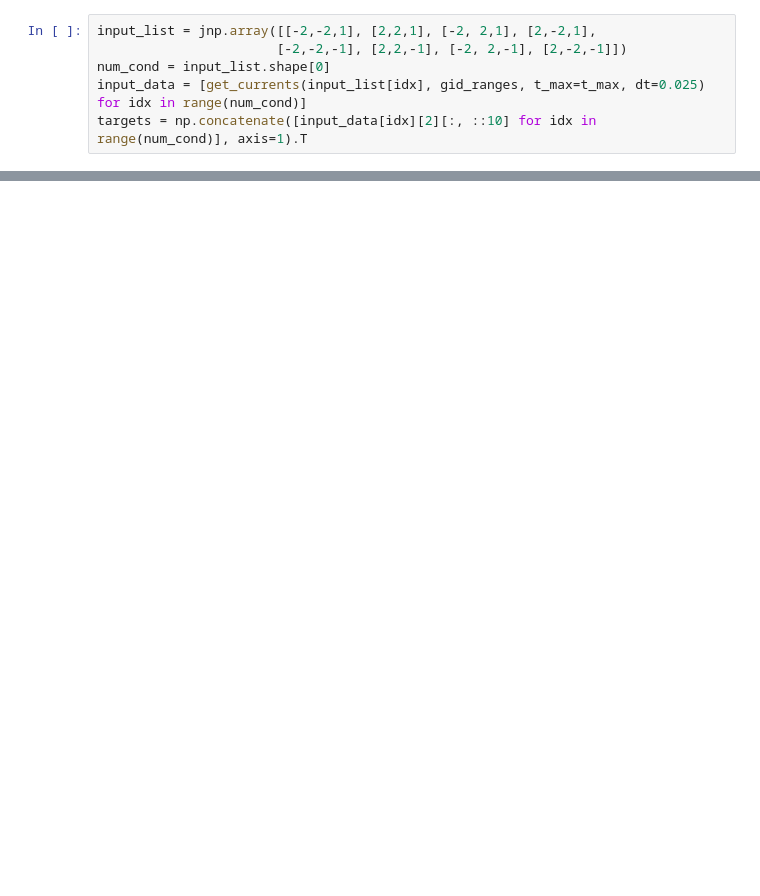
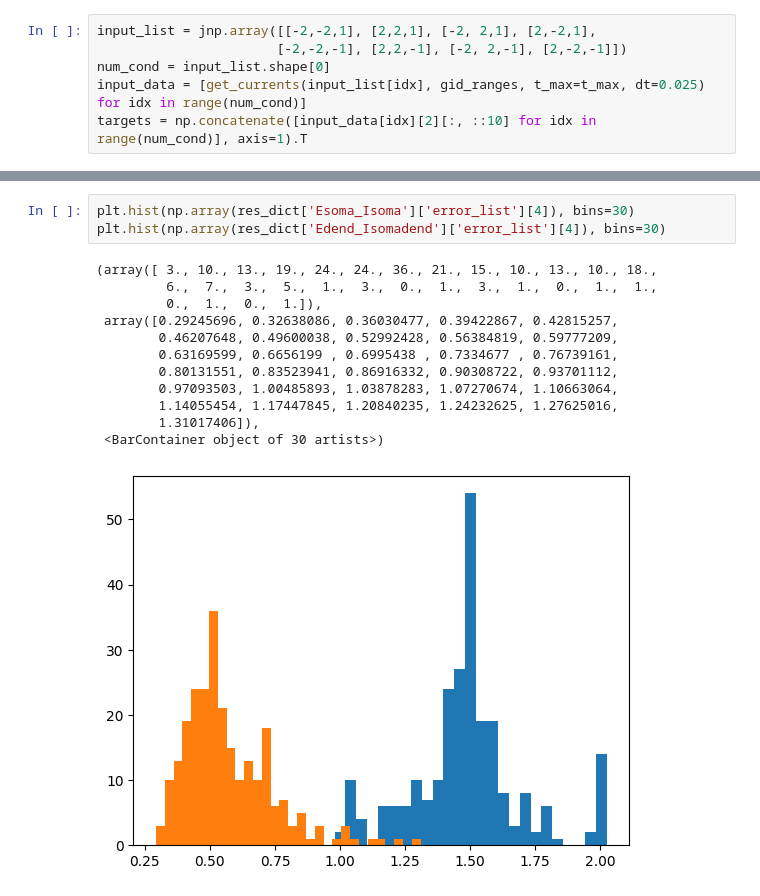
Before and after one commit to ntolley/dendractor, a Jupyter notebook: figures/plot_memorycontext_error_comparison.ipynb, the cells around one changed output, grey strips where cells are left out. Drawn from its saved outputs; the diff is of its cells as text; blank space fills up the shorter version.

```diff
--- a/figures/plot_memorycontext_error_comparison.ipynb
+++ b/figures/plot_memorycontext_error_comparison.ipynb
@@ -202,0 +210,16 @@ Text(0.5, 0, 'Flow Epoch')
+# %%
+plt.hist(np.array(res_dict['Esoma_Isoma']['error_list'][4]), bins=30)
+plt.hist(np.array(res_dict['Edend_Isomadend']['error_list'][4]), bins=30)
+# %% [output]
+(array([ 3., 10., 13., 19., 24., 24., 36., 21., 15., 10., 13., 10., 18.,
+         6.,  7.,  3.,  5.,  1.,  3.,  0.,  1.,  3.,  1.,  0.,  1.,  1.,
+         0.,  1.,  0.,  1.]),
+ array([0.29245696, 0.32638086, 0.36030477, 0.39422867, 0.42815257,
+        0.46207648, 0.49600038, 0.52992428, 0.56384819, 0.59777209,
+        0.63169599, 0.6656199 , 0.6995438 , 0.7334677 , 0.76739161,
+        0.80131551, 0.83523941, 0.86916332, 0.90308722, 0.93701112,
+        0.97093503, 1.00485893, 1.03878283, 1.07270674, 1.10663064,
+        1.14055454, 1.17447845, 1.20840235, 1.24232625, 1.27625016,
+        1.31017406]),
+ <BarContainer object of 30 artists>)
+[figure, added]
```
Also changed, not shown: parts of 6 cells of this notebook, 6 other files.
